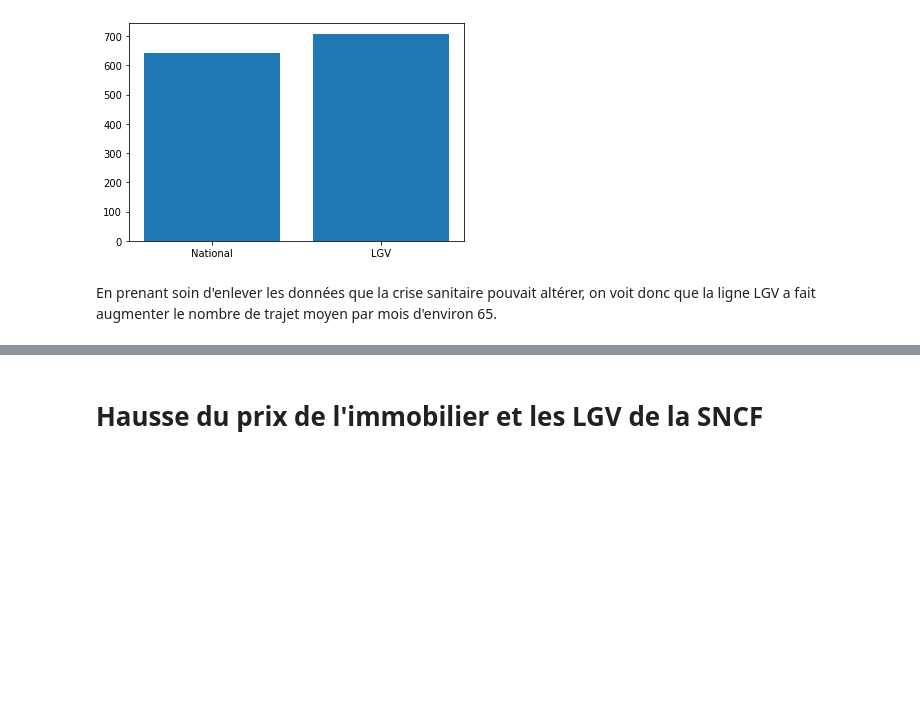
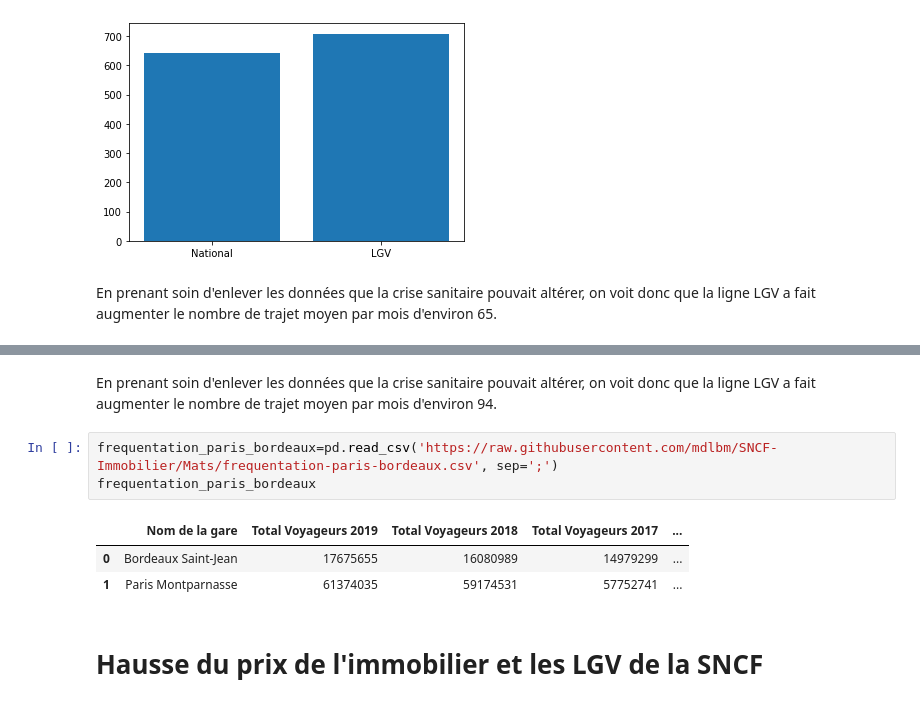
Before and after one commit to mdlbm/SNCF-Immobilier, a Jupyter notebook: Projet.ipynb, the cells around one changed output, grey strips where cells are left out. Cells and saved outputs as stored; diff of their text form; blank space fills up the shorter version.

```diff
--- a/Projet.ipynb
+++ b/Projet.ipynb
@@ -69,3 +97,12 @@ plt.hist(data)
+# %% [markdown]
+En prenant soin d'enlever les données que la crise sanitaire pouvait altérer, on voit donc que la ligne LGV a fait augmenter le nombre de trajet moyen par mois d'environ 94.
+# %%
+frequentation_paris_bordeaux=pd.read_csv('https://raw.githubusercontent.com/mdlbm/SNCF-Immobilier/Mats/frequentation-paris-bordeaux.csv', sep=';')
+frequentation_paris_bordeaux
+# %% [output]
+|  | Nom de la gare | Total Voyageurs 2019 | Total Voyageurs 2018 | Total Voyageurs 2017 | ... |
+| 0 | Bordeaux Saint-Jean | 17675655 | 16080989 | 14979299 | ... |
+| 1 | Paris Montparnasse | 61374035 | 59174531 | 57752741 | ... |
 # %% [markdown]
 # Hausse du prix de l'immobilier et les LGV de la SNCF
 # %%
```
Also changed, not shown: parts of 11 cells of this notebook.
